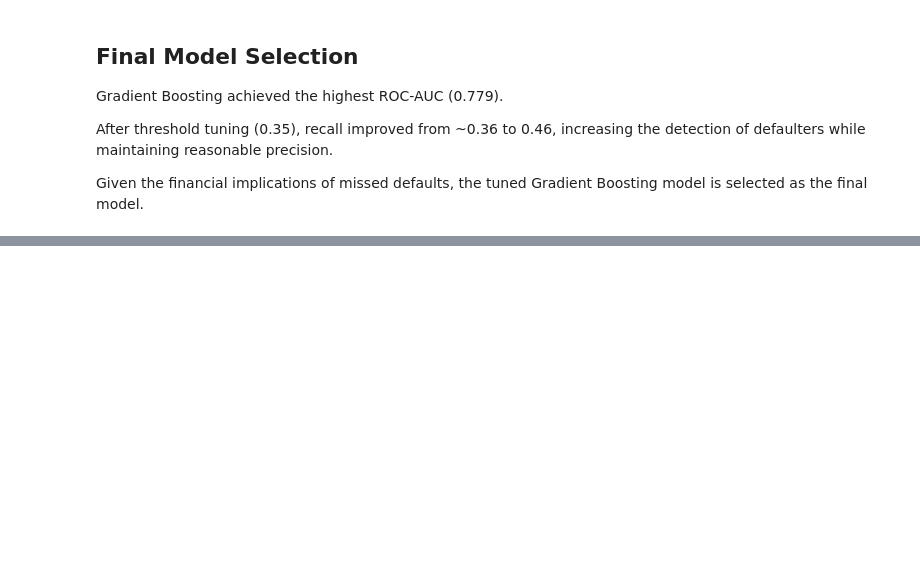
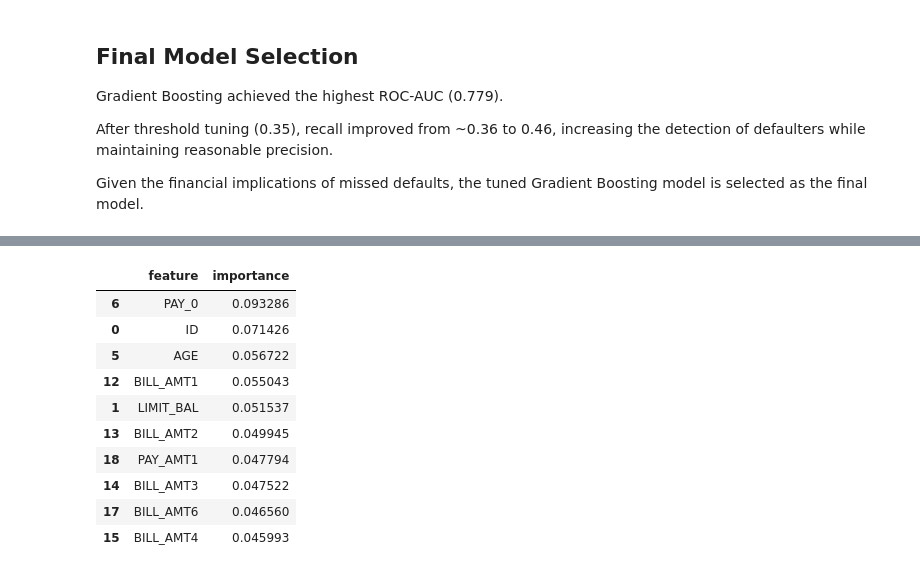
Before and after one commit to MokshBuddhadev/credit-risk-assessment, a Jupyter notebook: 02_modeling.ipynb, the cells around one changed output, grey strips where cells are left out. Saved outputs shown, nothing was run; the diff lists cells and outputs as text; code cells hidden in the pictures; blank space fills up the shorter version.

```diff
--- a/02_modeling.ipynb
+++ b/02_modeling.ipynb
@@ -236,0 +516,26 @@ Boosting model is selected as the final model.
+# %%
+import pandas as pd
+
+feat = pd.DataFrame({
+    "feature": X.columns,
+    "importance": rf_model.feature_importances_
+})
+
+feat = feat.sort_values(
+    "importance",
+    ascending=False
+)
+
+feat.head(10)
+# %% [output]
+|  | feature | importance |
+| 6 | PAY_0 | 0.093286 |
+| 0 | ID | 0.071426 |
+| 5 | AGE | 0.056722 |
+| 12 | BILL_AMT1 | 0.055043 |
+| 1 | LIMIT_BAL | 0.051537 |
+| 13 | BILL_AMT2 | 0.049945 |
+| 18 | PAY_AMT1 | 0.047794 |
+| 14 | BILL_AMT3 | 0.047522 |
+| 17 | BILL_AMT6 | 0.046560 |
+| 15 | BILL_AMT4 | 0.045993 |
```
Also changed, not shown: parts of 30 cells of this notebook.
